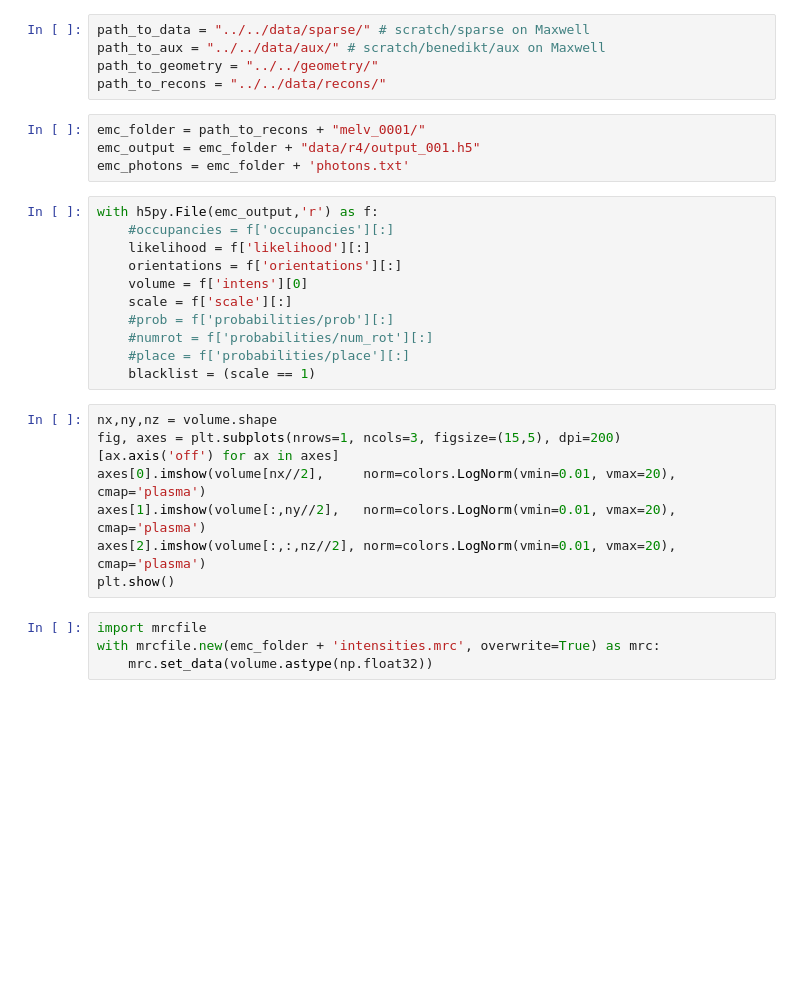
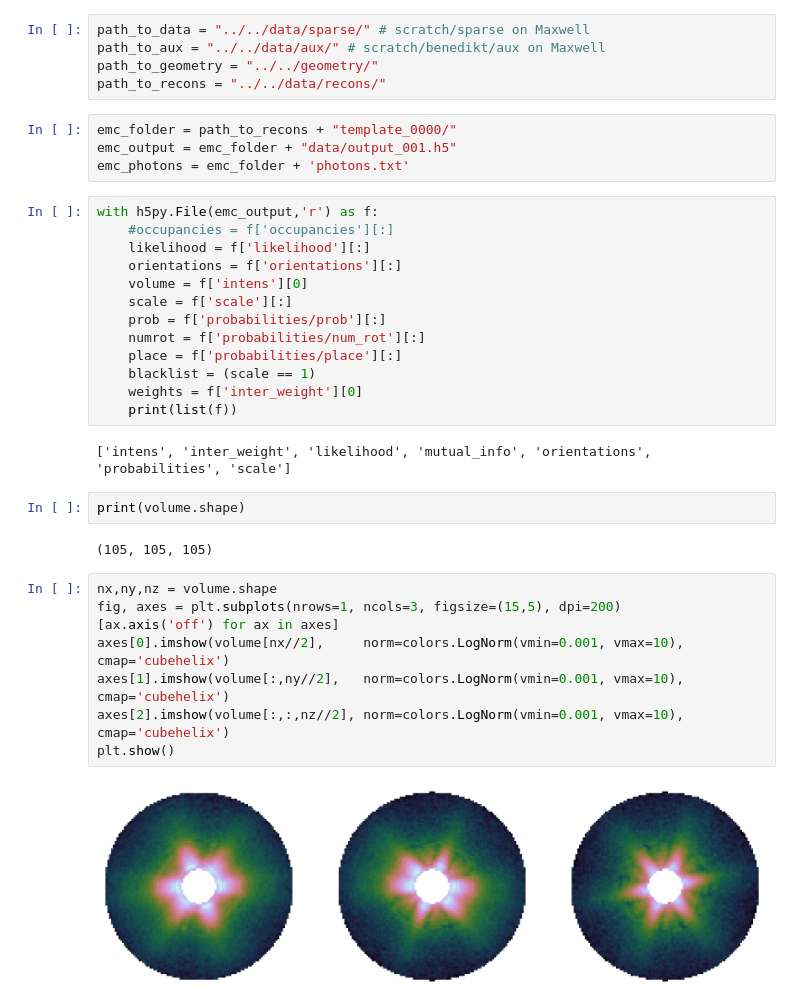
Before and after one commit to FXIhub/xfel2145, a Jupyter notebook: analysis/3d_assembly/sparse-3demc-inspect.ipynb, the cells around one changed output. Cells and saved outputs as stored; diff of their text form; blank space fills up the shorter version.

```diff
--- a/analysis/3d_assembly/sparse-3demc-inspect.ipynb
+++ b/analysis/3d_assembly/sparse-3demc-inspect.ipynb
@@ -16,8 +16,8 @@ path_to_aux = "../../data/aux/" # scratch/benedikt/aux on Maxwell
 path_to_geometry = "../../geometry/"
 path_to_recons = "../../data/recons/"
 # %%
-emc_folder = path_to_recons + "melv_0001/"
-emc_output = emc_folder + "data/r4/output_001.h5"
+emc_folder = path_to_recons + "template_0000/"
+emc_output = emc_folder + "data/output_001.h5"
 emc_photons = emc_folder + 'photons.txt'
 # %%
 with h5py.File(emc_output,'r') as f:
@@ -26,19 +26,25 @@ with h5py.File(emc_output,'r') as f:
     orientations = f['orientations'][:]
     volume = f['intens'][0]
     scale = f['scale'][:]
-    #prob = f['probabilities/prob'][:]
-    #numrot = f['probabilities/num_rot'][:]
-    #place = f['probabilities/place'][:]
+    prob = f['probabilities/prob'][:]
+    numrot = f['probabilities/num_rot'][:]
+    place = f['probabilities/place'][:]
     blacklist = (scale == 1)
+    weights = f['inter_weight'][0]
+    print(list(f))
+# %% [output]
+['intens', 'inter_weight', 'likelihood', 'mutual_info', 'orientations', 'probabilities', 'scale']
+# %%
+print(volume.shape)
+# %% [output]
+(105, 105, 105)
 # %%
 nx,ny,nz = volume.shape
 fig, axes = plt.subplots(nrows=1, ncols=3, figsize=(15,5), dpi=200)
 [ax.axis('off') for ax in axes]
-axes[0].imshow(volume[nx//2],     norm=colors.LogNorm(vmin=0.01, vmax=20), cmap='plasma')
-axes[1].imshow(volume[:,ny//2],   norm=colors.LogNorm(vmin=0.01, vmax=20), cmap='plasma')
-axes[2].imshow(volume[:,:,nz//2], norm=colors.LogNorm(vmin=0.01, vmax=20), cmap='plasma')
+axes[0].imshow(volume[nx//2],     norm=colors.LogNorm(vmin=0.001, vmax=10), cmap='cubehelix')
+axes[1].imshow(volume[:,ny//2],   norm=colors.LogNorm(vmin=0.001, vmax=10), cmap='cubehelix')
+axes[2].imshow(volume[:,:,nz//2], norm=colors.LogNorm(vmin=0.001, vmax=10), cmap='cubehelix')
 plt.show()
+# %% [output]
+[figure, added]
-# %%
-import mrcfile
-with mrcfile.new(emc_folder + 'intensities.mrc', overwrite=True) as mrc:
-    mrc.set_data(volume.astype(np.float32))
```
Also changed, not shown: parts of 9 cells of this notebook, 2 other files.
